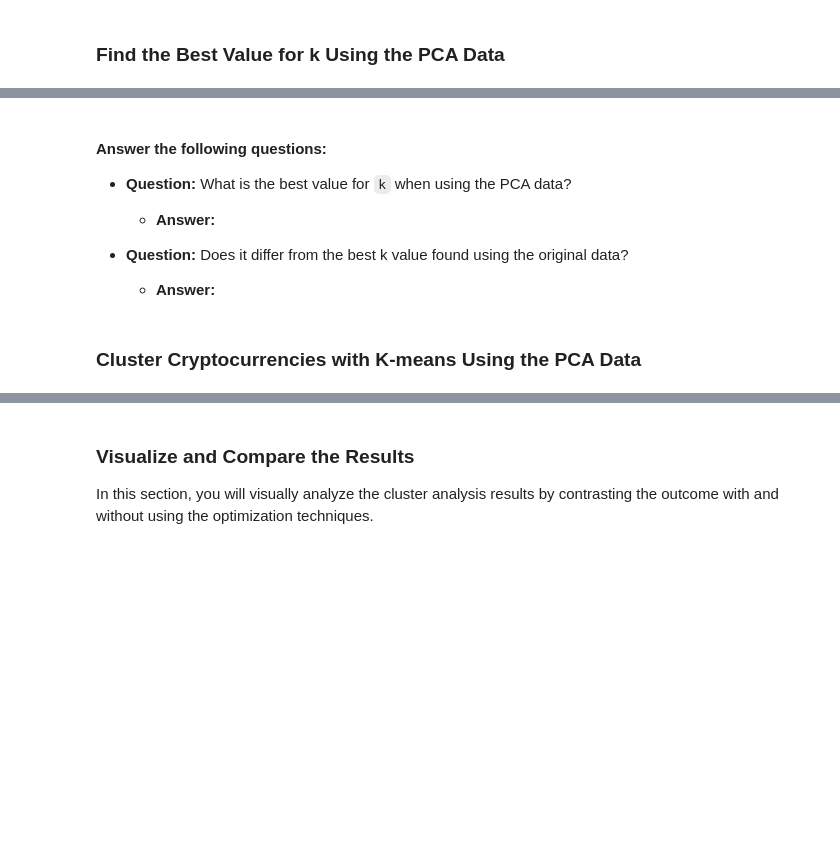
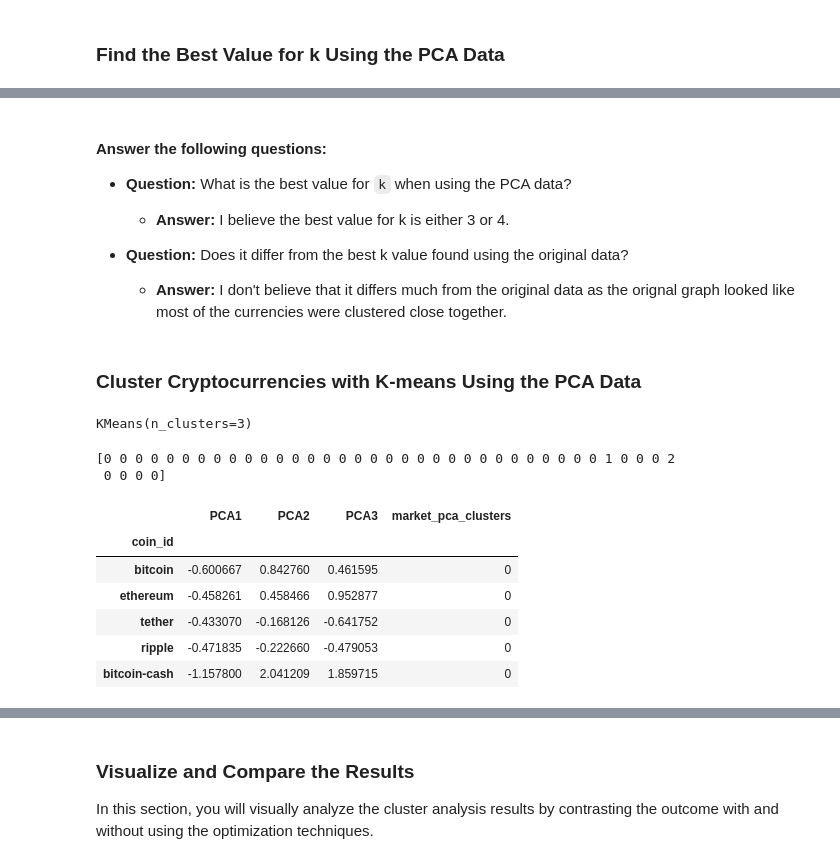
Before and after one commit to RamirezMaribel/cryptoclustering, a Jupyter notebook: Crypto_Clustering_hw.ipynb, the cells around one changed output, grey strips where cells are left out. Cells and saved outputs as stored; diff of their text form; code cells hidden in the pictures; blank space fills up the shorter version.

```diff
--- a/Crypto_Clustering_hw.ipynb
+++ b/Crypto_Clustering_hw.ipynb
@@ -247,11 +262,15 @@ array([0.3719856 , 0.34700813, 0.17603793])
 # %%
 # Create an empty list to store the inertia values
-
+inertia2 = []
 
 # Create a for loop to compute the inertia with each possible value of k
 # Inside the loop:
 # 1. Create a KMeans model using the loop counter for the n_clusters
 # 2. Fit the model to the data using `df_market_data_pca`
 # 3. Append the model.inertia_ to the inertia list
+for i in k2:
+    k_model2 = KMeans(n_clusters=i, random_state=0)
+    k_model2.fit(market_pca_df)
+    inertia2.append(k_model2.inertia_)
 # %%
 # Create a dictionary with the data to plot the Elbow curve
@@ -265,30 +295,48 @@ array([0.3719856 , 0.34700813, 0.17603793])
 
 * **Question:** What is the best value for `k` when using the PCA data?
 
-  * **Answer:**
+  * **Answer:** I believe the best value for k is either 3 or 4.
 
 
 * **Question:** Does it differ from the best k value found using the original data?
 
-  * **Answer:**
+  * **Answer:** I don't believe that it differs much from the original data as the orignal graph looked like most of the currencies were clustered close together.
 # %% [markdown]
 ### Cluster Cryptocurrencies with K-means Using the PCA Data
 # %%
 # Initialize the K-Means model using the best value for k
+model2 = KMeans(n_clusters=3)
 # %%
 # Fit the K-Means model using the PCA data
+model2.fit(market_pca_df)
+# %% [output]
+KMeans(n_clusters=3)
 # %%
 # Predict the clusters to group the cryptocurrencies using the PCA data
+market_pca_clusters=model2.predict(market_pca_df)
 
 # Print the resulting array of cluster values.
+print(market_pca_clusters)
+# %% [output]
+[0 0 0 0 0 0 0 0 0 0 0 0 0 0 0 0 0 0 0 0 0 0 0 0 0 0 0 0 0 0 0 0 1 0 0 0 2
+ 0 0 0 0]
 # %%
 # Create a copy of the DataFrame with the PCA data
-
+market_pca_predictions=market_pca_df.copy()
 
 # Add a new column to the DataFrame with the predicted clusters
-
+market_pca_predictions["market_pca_clusters"]=market_pca_clusters
 
 # Display sample data
+market_pca_predictions.head()
+# %% [output]
+|  | PCA1 | PCA2 | PCA3 | market_pca_clusters |
+| coin_id |  |  |  |  |
+| bitcoin | -0.600667 | 0.842760 | 0.461595 | 0 |
+| ethereum | -0.458261 | 0.458466 | 0.952877 | 0 |
+| tether | -0.433070 | -0.168126 | -0.641752 | 0 |
+| ripple | -0.471835 | -0.222660 | -0.479053 | 0 |
+| bitcoin-cash | -1.157800 | 2.041209 | 1.859715 | 0 |
 # %%
 # Create a scatter plot using hvPlot by setting
 # `x="PC1"` and `y="PC2"`.
```
Also changed, not shown: parts of 10 cells of this notebook, 1 other file.
